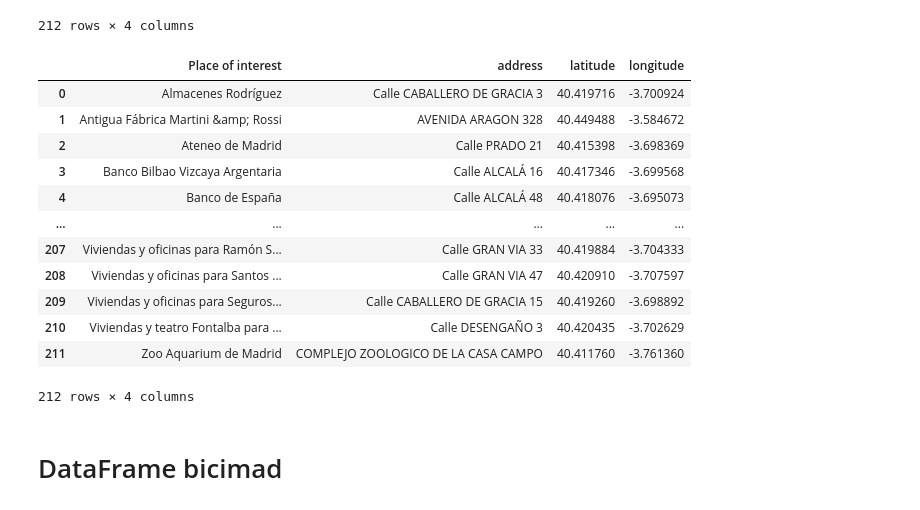
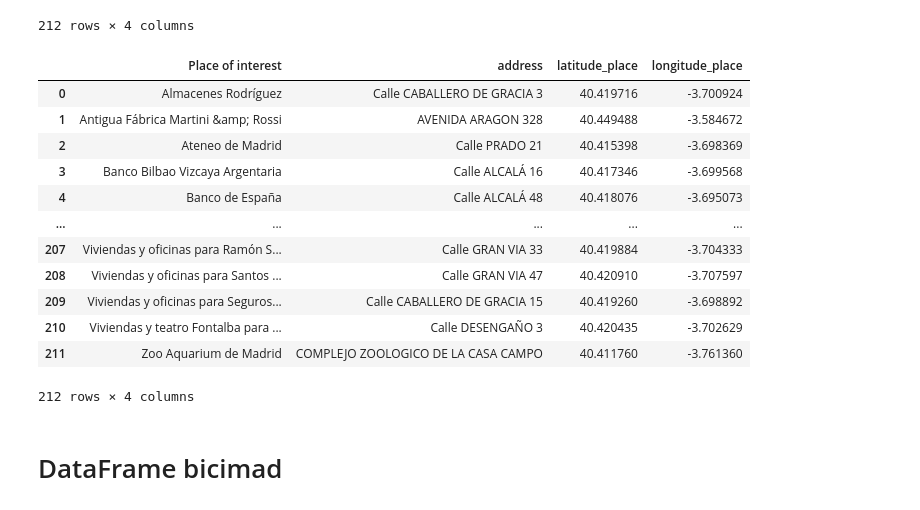
Before and after one commit to SilviaAlconGarrido/project_m1, a Jupyter notebook: notebooks/dev_notebook_.ipynb, the cells around one changed output. Drawn from its saved outputs; the diff is of its cells as text; code cells hidden in the pictures.

```diff
--- a/notebooks/dev_notebook_.ipynb
+++ b/notebooks/dev_notebook_.ipynb
@@ -81,11 +83,11 @@ df_column_json
 # %%
 df_rename_json = df_column_json.rename(columns={'title':'Place of interest',
                                                'address.street-address':'address',
-                                               'location.latitude':'latitude',
-                                               'location.longitude':'longitude'})
+                                               'location.latitude':'latitude_place',
+                                               'location.longitude':'longitude_place'})
 df_rename_json
 # %% [output]
-|  | Place of interest | address | latitude | longitude |
+|  | Place of interest | address | latitude_place | longitude_place |
 | 0 | Almacenes Rodríguez | Calle CABALLERO DE GRACIA 3 | 40.419716 | -3.700924 |
 | 1 | Antigua Fábrica Martini &amp; Rossi | AVENIDA ARAGON 328 | 40.449488 | -3.584672 |
 | 2 | Ateneo de Madrid | Calle PRADO 21 | 40.415398 | -3.698369 |
```
Also changed, not shown: parts of 16 cells of this notebook, 2 other files.
